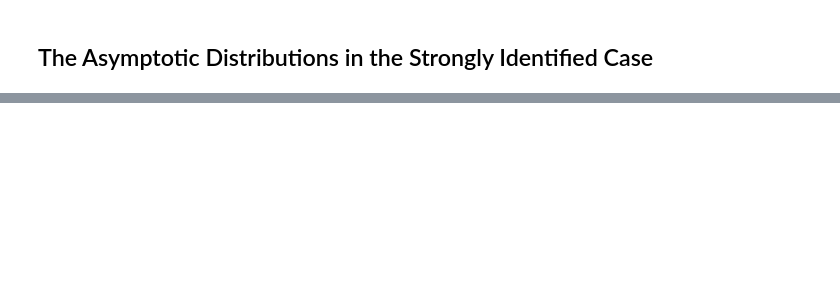
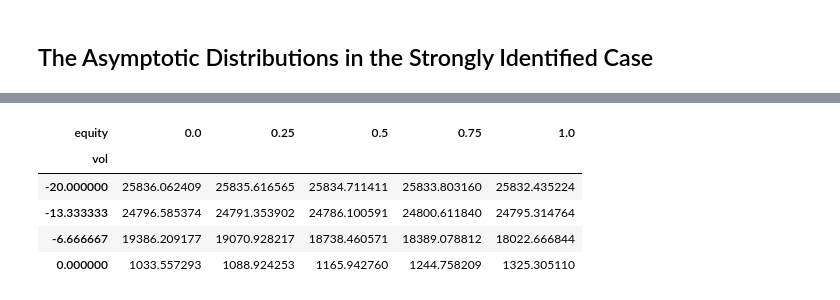
Before and after one commit to sangrey/RiskPriceInference, a Jupyter notebook: volpriceinference/asymptotic_distributions_under_strong_id.ipynb, the cells around one changed output, grey strips where cells are left out. Drawn from its saved outputs; the diff is of its cells as text; code cells hidden in the pictures; blank space fills up the shorter version.

```diff
--- a/volpriceinference/asymptotic_distributions_under_strong_id.ipynb
+++ b/volpriceinference/asymptotic_distributions_under_strong_id.ipynb
@@ -127,2 +135,0 @@ sym.init_printing()
-# %%
-delta, phi, psi, pi, rho, scale, theta, x, zeta= sym.symbols('delta phi psi pi rho scale theta x zeta')
@@ -211,2 +138,4 @@ omega_est
+# %%
+omega, omega_cov = est_arr[0]
 # %%
 omega_cov
@@ -253 +151,15 @@ qlr_sim(omega=true_params, vol_price_true=-7, reduced_form_cov=omega_cov, time_d
+# %%
+qlr_stats = pd.DataFrame.from_records([(x[0], x[1], vl.qlr_stat(
+    omega=omega,true_prices={'vol':x[0], 'equity':x[1]}, omega_cov=omega_cov))
+                                       for x in product(np.linspace(-20, 0, 4), np.linspace(0,1, 5))],
+                                      columns=['vol', 'equity', 'qlr'])
+# %%
+qlr_stats.pivot(index='vol', columns='equity',values='qlr')
+# %% [output]
+| equity | 0.0 | 0.25 | 0.5 | 0.75 | 1.0 |
+| vol |  |  |  |  |  |
+| -20.000000 | 25836.062409 | 25835.616565 | 25834.711411 | 25833.803160 | 25832.435224 |
+| -13.333333 | 24796.585374 | 24791.353902 | 24786.100591 | 24800.611840 | 24795.314764 |
+| -6.666667 | 19386.209177 | 19070.928217 | 18738.460571 | 18389.078812 | 18022.666844 |
+| 0.000000 | 1033.557293 | 1088.924253 | 1165.942760 | 1244.758209 | 1325.305110 |
 # %%
```
Also changed, not shown: parts of 42 cells of this notebook, 1 other file.
